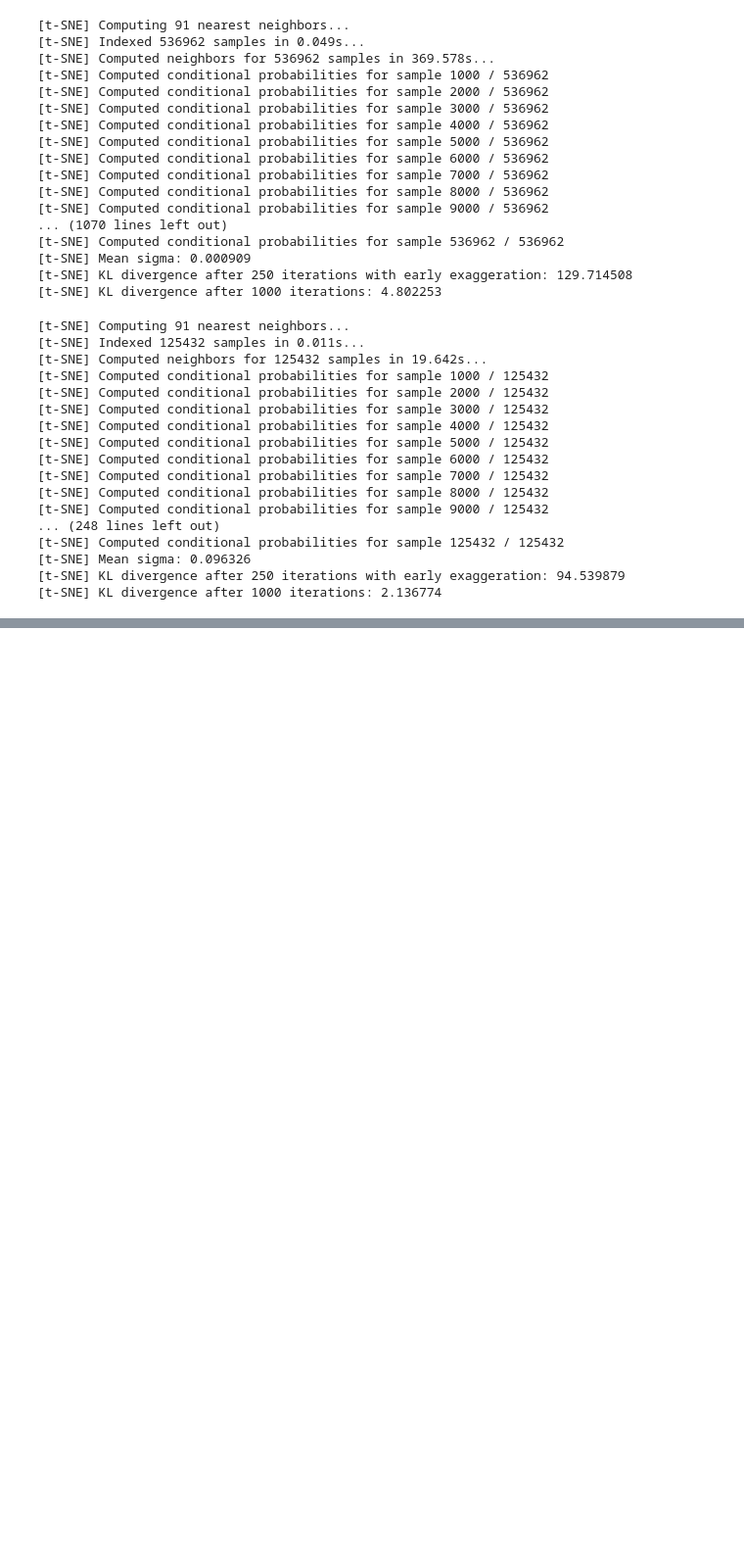
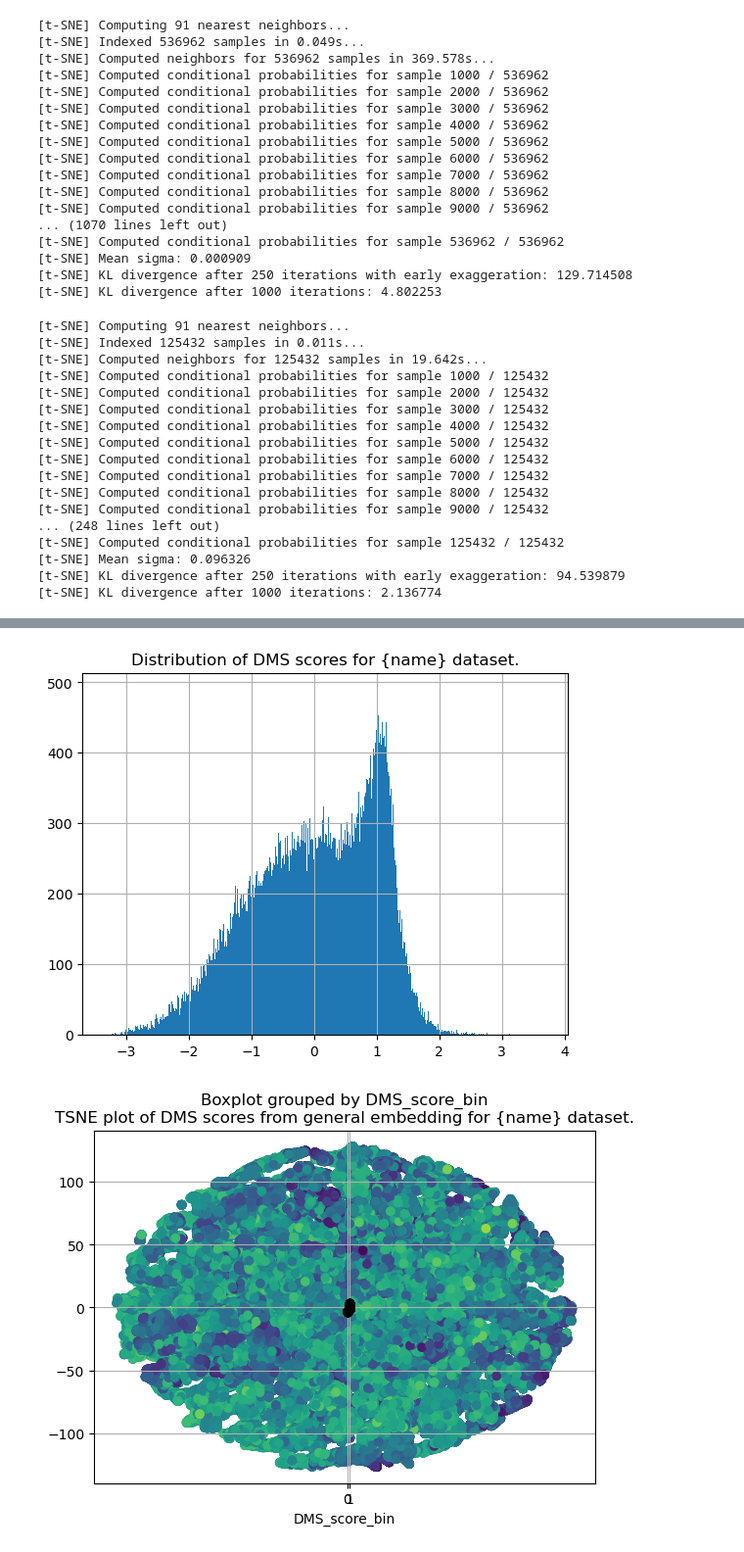
Before and after one commit to rahikot/MLBProject, a Jupyter notebook: MLBDataProcessing.ipynb, the cells around one changed output, grey strips where cells are left out. Shown at 98% size. Drawn from its saved outputs; the diff is of its cells as text; code cells hidden in the pictures; blank space fills up the shorter version.

```diff
--- a/MLBDataProcessing.ipynb
+++ b/MLBDataProcessing.ipynb
@@ -217,0 +247,5 @@ process_data("tsuboyama")
+# %%
+generate_plots("tsuboyama")
+# %% [output]
+[figure, added]
+[figure, added]
```
Also changed, not shown: parts of 3 cells of this notebook, 8 other files.
